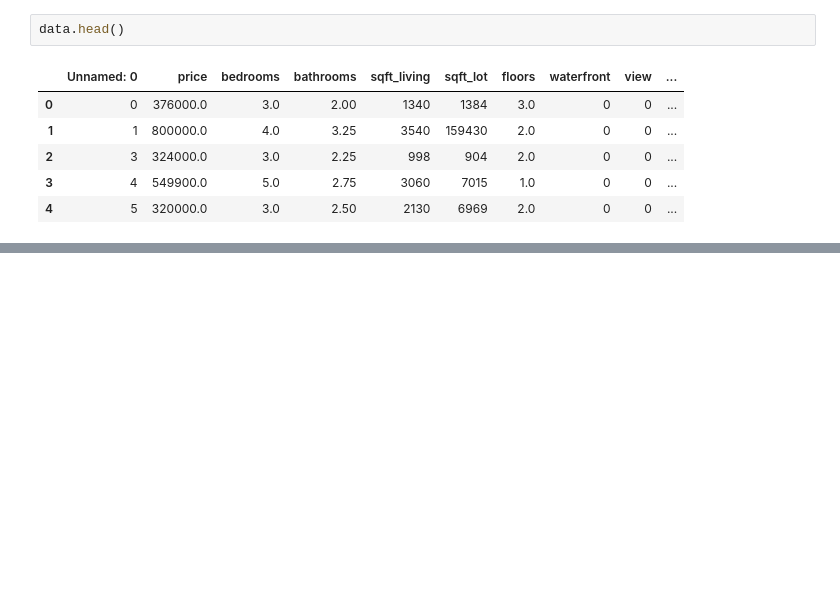
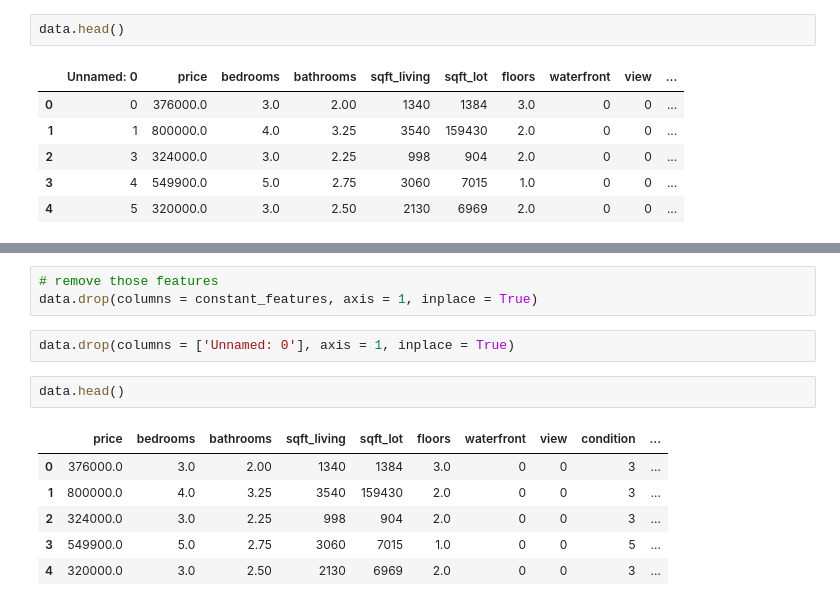
Before and after one commit to ryslipe/USA-House-Prices, a Jupyter notebook: feature_selection.ipynb, the cells around one changed output, grey strips where cells are left out. Saved outputs shown, nothing was run; the diff lists cells and outputs as text; blank space fills up the shorter version.

```diff
--- a/feature_selection.ipynb
+++ b/feature_selection.ipynb
@@ -33,3 +40,17 @@ for col in data[col]:
 country
 state
 year
+# %%
+# remove those features
+data.drop(columns = constant_features, axis = 1, inplace = True)
+# %%
+data.drop(columns = ['Unnamed: 0'], axis = 1, inplace = True)
+# %%
+data.head()
+# %% [output]
+|  | price | bedrooms | bathrooms | sqft_living | sqft_lot | floors | waterfront | view | condition | ... |
+| 0 | 376000.0 | 3.0 | 2.00 | 1340 | 1384 | 3.0 | 0 | 0 | 3 | ... |
+| 1 | 800000.0 | 4.0 | 3.25 | 3540 | 159430 | 2.0 | 0 | 0 | 3 | ... |
+| 2 | 324000.0 | 3.0 | 2.25 | 998 | 904 | 2.0 | 0 | 0 | 3 | ... |
+| 3 | 549900.0 | 5.0 | 2.75 | 3060 | 7015 | 1.0 | 0 | 0 | 5 | ... |
+| 4 | 320000.0 | 3.0 | 2.50 | 2130 | 6969 | 2.0 | 0 | 0 | 3 | ... |
```
Also changed, not shown: parts of 23 cells of this notebook.
